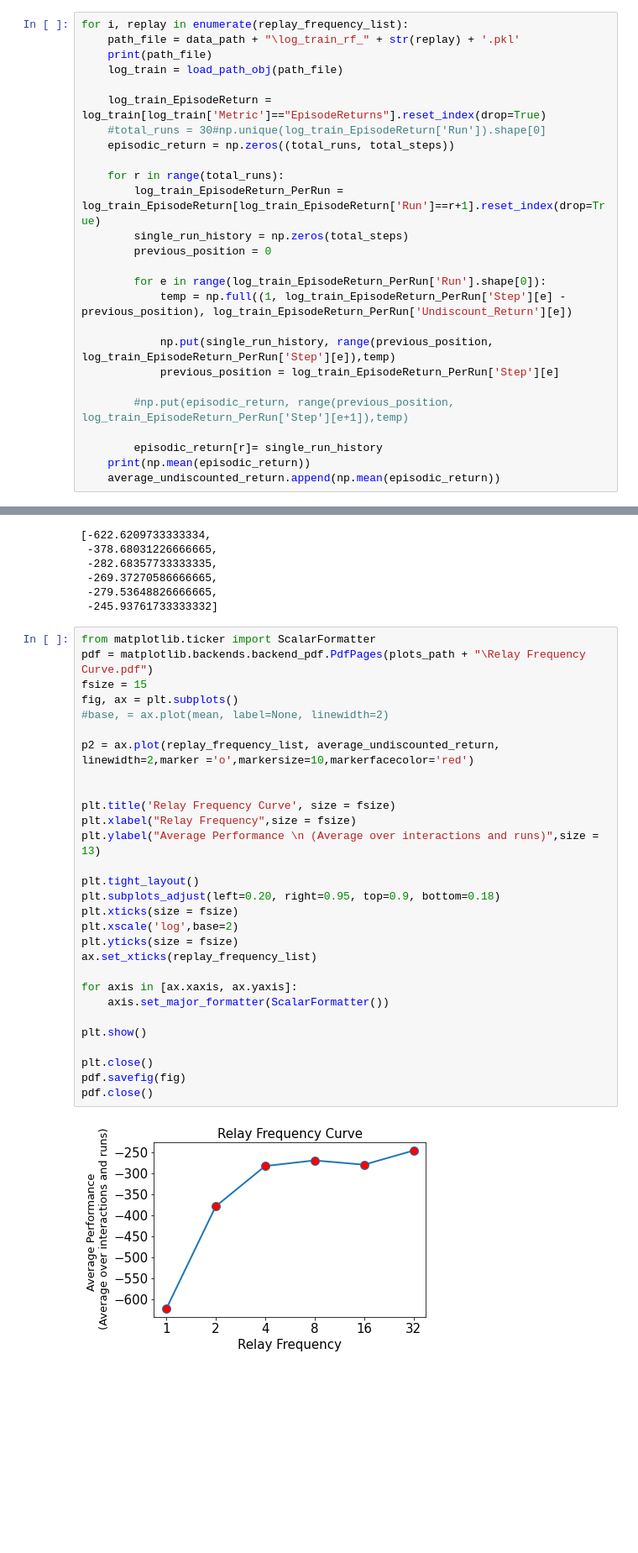
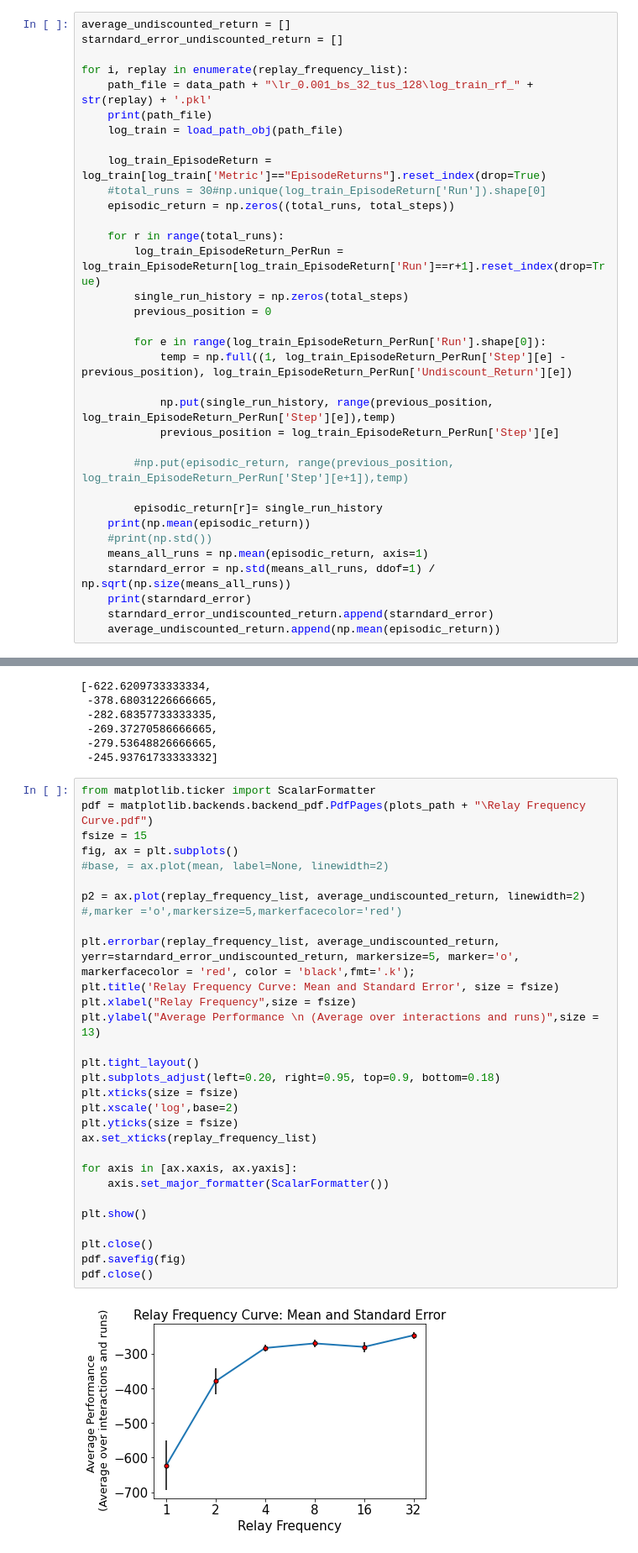
Before and after one commit to animeshkumarpaul/IncreasingReplay, a Jupyter notebook: 5_Plotting_Individual_plot_for_each_replay_frequency.ipynb, the cells around one changed output, grey strips where cells are left out. Shown at 84% size. Drawn from its saved outputs; the diff is of its cells as text; blank space fills up the shorter version.

Commit message:
Fixed easy_run file and added error bar in plots

```diff
--- a/5_Plotting_Individual_plot_for_each_replay_frequency.ipynb
+++ b/5_Plotting_Individual_plot_for_each_replay_frequency.ipynb
@@ -237,7 +236,10 @@ average_undiscounted_return = []
 total_runs = 30
 # %%
+average_undiscounted_return = []
+starndard_error_undiscounted_return = []
+
 for i, replay in enumerate(replay_frequency_list):
-    path_file = data_path + "\log_train_rf_" + str(replay) + '.pkl'
+    path_file = data_path + "\lr_0.001_bs_32_tus_128\log_train_rf_" + str(replay) + '.pkl'
     print(path_file)
     log_train = load_path_obj(path_file)
 
@@ -260,5 +262,10 @@ for i, replay in enumerate(replay_frequency_list):
 
         episodic_return[r]= single_run_history
     print(np.mean(episodic_return))
+    #print(np.std())
+    means_all_runs = np.mean(episodic_return, axis=1)
+    starndard_error = np.std(means_all_runs, ddof=1) / np.sqrt(np.size(means_all_runs))
+    print(starndard_error)
+    starndard_error_undiscounted_return.append(starndard_error)
     average_undiscounted_return.append(np.mean(episodic_return))
 # %% [output]
@@ -286,31 +311,31 @@ average_undiscounted_return
 # %%
 from matplotlib.ticker import ScalarFormatter
 pdf = matplotlib.backends.backend_pdf.PdfPages(plots_path + "\Relay Frequency Curve.pdf")
 fsize = 15
 fig, ax = plt.subplots()
 #base, = ax.plot(mean, label=None, linewidth=2)
 
-p2 = ax.plot(replay_frequency_list, average_undiscounted_return, linewidth=2,marker ='o',markersize=10,markerfacecolor='red')
+p2 = ax.plot(replay_frequency_list, average_undiscounted_return, linewidth=2) #,marker ='o',markersize=5,markerfacecolor='red')
 
-
-plt.title('Relay Frequency Curve', size = fsize)
+plt.errorbar(replay_frequency_list, average_undiscounted_return, yerr=starndard_error_undiscounted_return, markersize=5, marker='o', markerfacecolor = 'red', color = 'black',fmt='.k');
+plt.title('Relay Frequency Curve: Mean and Standard Error', size = fsize)
 plt.xlabel("Relay Frequency",size = fsize)
 plt.ylabel("Average Performance \n (Average over interactions and runs)",size = 13)
 
 plt.tight_layout()
 plt.subplots_adjust(left=0.20, right=0.95, top=0.9, bottom=0.18)
 plt.xticks(size = fsize)
 plt.xscale('log',base=2)
 plt.yticks(size = fsize)
 ax.set_xticks(replay_frequency_list)
 
 for axis in [ax.xaxis, ax.yaxis]:
     axis.set_major_formatter(ScalarFormatter())
 
 plt.show()
 
 plt.close()
 pdf.savefig(fig)
 pdf.close()
 # %% [output]
-[figure, old version]
+[figure, new version]
```
Also changed, not shown: parts of 20 cells of this notebook, 2 other files.
